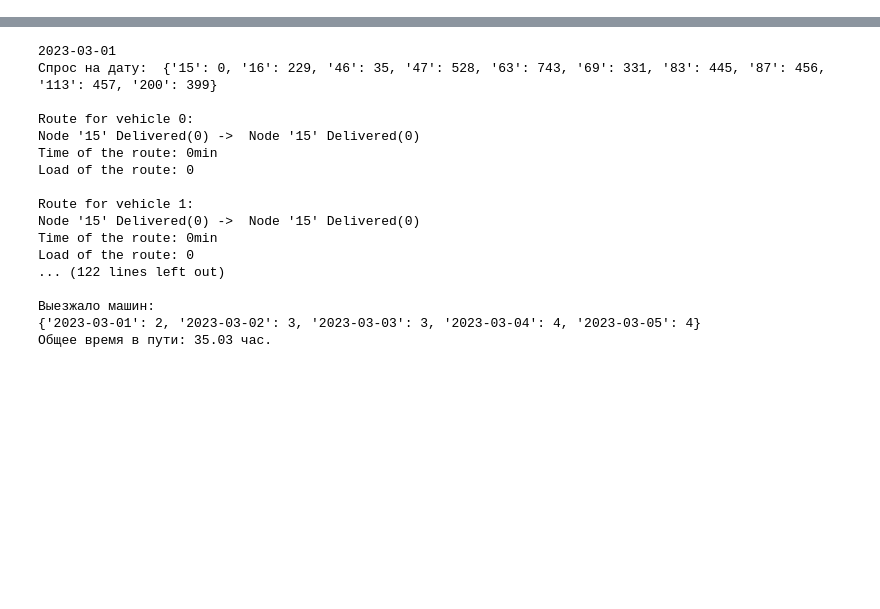
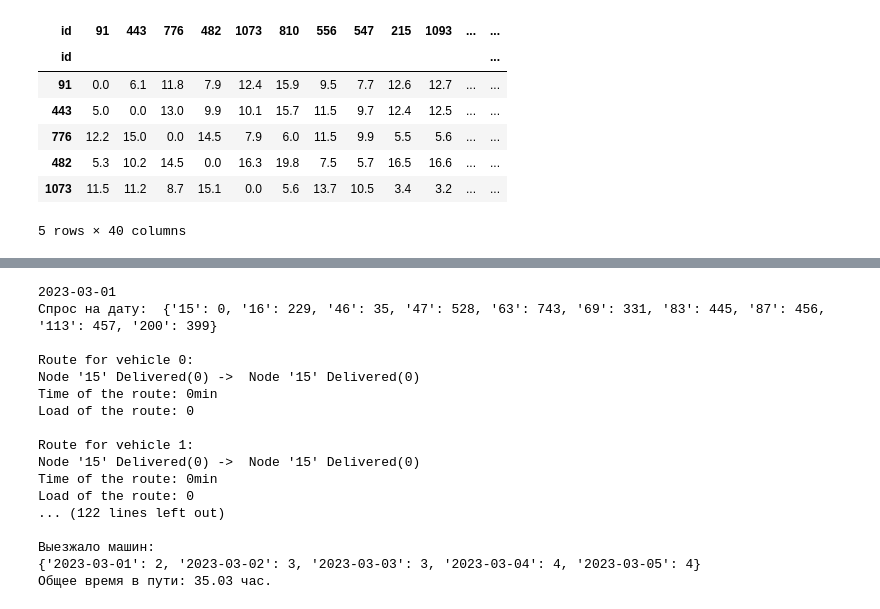
Before and after one commit to danil-zhembrovskii/DRL, a Jupyter notebook: 1_or.ipynb, the cells around one changed output, grey strips where cells are left out. Drawn from its saved outputs; the diff is of its cells as text; code cells hidden in the pictures; blank space fills up the shorter version.

```diff
--- a/1_or.ipynb
+++ b/1_or.ipynb
@@ -0,0 +15,13 @@
+# %%
+blocks['centroid'] = blocks['geometry'].centroid
+blocks.geometry = blocks['centroid']
+blocks.drop(columns=['centroid', 'landuse'], inplace=True)
+# %%
+# Получение 40 случайных строк из исходного GeoDataFrame
+blocks_40 = blocks.sample(n=40, random_state=1)  # Используйте другой random_state для другой выборки
+
+# Создание нового GeoDataFrame на основе случайных строк
+blocks_40 = gpd.GeoDataFrame(blocks_40, geometry='geometry', crs=blocks_40.crs)
+# %%
+blocks_40.reset_index(drop=True, inplace=True)
+blocks_40.head()
@@ -0,0 +35,12 @@
+# %%
+# Функция для извлечения координат из геометрии
+def extract_coordinates(row):
+    return row['geometry'].x, row['geometry'].y
+
+# Применение функции к каждой строке GeoDataFrame
+blocks_40['coordinates'] = blocks_40.apply(extract_coordinates, axis=1)
+
+# Преобразование координат в массив numpy
+coordinates_array = np.array(blocks_40['coordinates'].tolist())
+
+coordinates_array
@@ -0,0 +65,18 @@
+# %%
+# Получение списка id кварталов из GeoDataFrame
+quarters_ids = blocks_40['id'].tolist()
+
+# Фильтрация матрицы связанности по кварталам из GeoDataFrame
+filtered_matrix_df = accessibility_matrix.loc[quarters_ids, quarters_ids]
+
+# Вывод отфильтрованной матрицы связанности
+filtered_matrix_df.head()
+# %% [output]
+| id | 91 | 443 | 776 | 482 | 1073 | 810 | 556 | 547 | 215 | 1093 | ... | ... |
+| id |  |  |  |  |  |  |  |  |  |  |  | ... |
+| 91 | 0.0 | 6.1 | 11.8 | 7.9 | 12.4 | 15.9 | 9.5 | 7.7 | 12.6 | 12.7 | ... | ... |
+| 443 | 5.0 | 0.0 | 13.0 | 9.9 | 10.1 | 15.7 | 11.5 | 9.7 | 12.4 | 12.5 | ... | ... |
+| 776 | 12.2 | 15.0 | 0.0 | 14.5 | 7.9 | 6.0 | 11.5 | 9.9 | 5.5 | 5.6 | ... | ... |
+| 482 | 5.3 | 10.2 | 14.5 | 0.0 | 16.3 | 19.8 | 7.5 | 5.7 | 16.5 | 16.6 | ... | ... |
+| 1073 | 11.5 | 11.2 | 8.7 | 15.1 | 0.0 | 5.6 | 13.7 | 10.5 | 3.4 | 3.2 | ... | ... |
+5 rows × 40 columns
```
Also changed, not shown: parts of 12 cells of this notebook, 54 other files.
